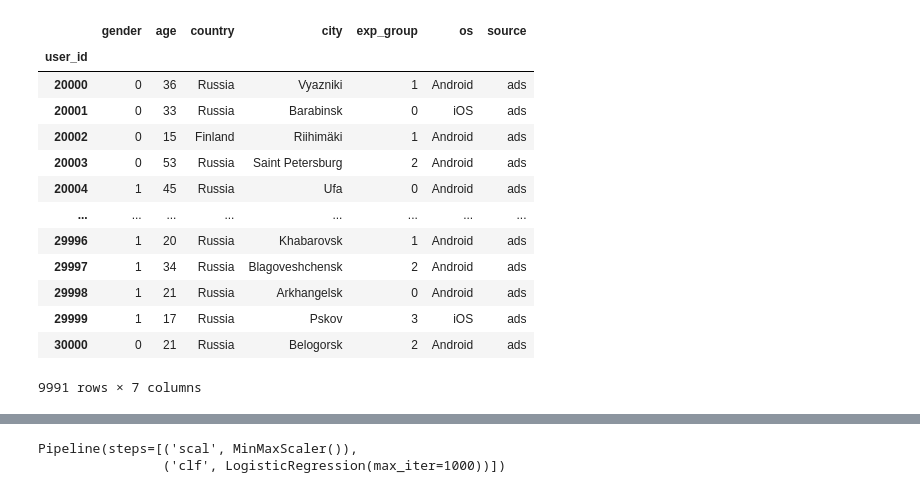
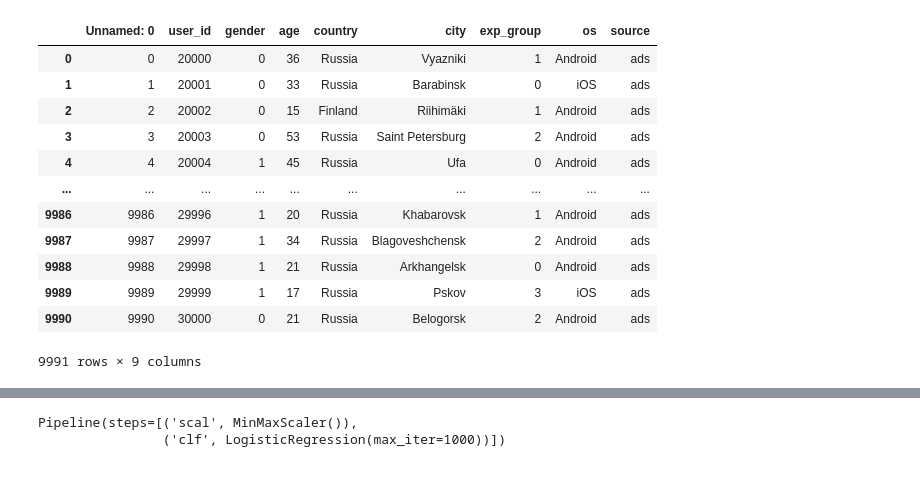
Before and after one commit to replicaCortex/karpov.courses, a Jupyter notebook: model/train_model.ipynb, the cells around one changed output, grey strips where cells are left out. Saved outputs shown, nothing was run; the diff lists cells and outputs as text; code cells hidden in the pictures.

```diff
--- a/model/train_model.ipynb
+++ b/model/train_model.ipynb
@@ -32,21 +20,19 @@ def batch_load_sql(query: str) -> pd.DataFrame:
 # %%
-df_user_data = batch_load_sql("SELECT * FROM user_data WHERE user_id >= 20000 and user_id <= 30000 LIMIT 10000")
-df_post_data = batch_load_sql("SELECT * FROM post LIMIT 10000")
-df_feed_data = batch_load_sql("SELECT * FROM feed_data WHERE user_id >= 20000 and user_id <= 30000 LIMIT 50000")
+df_user_data = pd.read_csv("../date/user_dataset")
+df_post_data = pd.read_csv("../date/post_dataset")
 # %%
-df_user_data.set_index("user_id")
+df_user_data
 # %% [output]
-|  | gender | age | country | city | exp_group | os | source |
-| user_id |  |  |  |  |  |  |  |
-| 20000 | 0 | 36 | Russia | Vyazniki | 1 | Android | ads |
-| 20001 | 0 | 33 | Russia | Barabinsk | 0 | iOS | ads |
-| 20002 | 0 | 15 | Finland | Riihimäki | 1 | Android | ads |
-| 20003 | 0 | 53 | Russia | Saint Petersburg | 2 | Android | ads |
-| 20004 | 1 | 45 | Russia | Ufa | 0 | Android | ads |
-| ... | ... | ... | ... | ... | ... | ... | ... |
-| 29996 | 1 | 20 | Russia | Khabarovsk | 1 | Android | ads |
-| 29997 | 1 | 34 | Russia | Blagoveshchensk | 2 | Android | ads |
-| 29998 | 1 | 21 | Russia | Arkhangelsk | 0 | Android | ads |
-| 29999 | 1 | 17 | Russia | Pskov | 3 | iOS | ads |
-| 30000 | 0 | 21 | Russia | Belogorsk | 2 | Android | ads |
+|  | Unnamed: 0 | user_id | gender | age | country | city | exp_group | os | source |
+| 0 | 0 | 20000 | 0 | 36 | Russia | Vyazniki | 1 | Android | ads |
+| 1 | 1 | 20001 | 0 | 33 | Russia | Barabinsk | 0 | iOS | ads |
+| 2 | 2 | 20002 | 0 | 15 | Finland | Riihimäki | 1 | Android | ads |
+| 3 | 3 | 20003 | 0 | 53 | Russia | Saint Petersburg | 2 | Android | ads |
+| 4 | 4 | 20004 | 1 | 45 | Russia | Ufa | 0 | Android | ads |
+| ... | ... | ... | ... | ... | ... | ... | ... | ... | ... |
+| 9986 | 9986 | 29996 | 1 | 20 | Russia | Khabarovsk | 1 | Android | ads |
+| 9987 | 9987 | 29997 | 1 | 34 | Russia | Blagoveshchensk | 2 | Android | ads |
+| 9988 | 9988 | 29998 | 1 | 21 | Russia | Arkhangelsk | 0 | Android | ads |
+| 9989 | 9989 | 29999 | 1 | 17 | Russia | Pskov | 3 | iOS | ads |
+| 9990 | 9990 | 30000 | 0 | 21 | Russia | Belogorsk | 2 | Android | ads |
-9991 rows × 7 columns
+9991 rows × 9 columns
```
Also changed, not shown: parts of 9 cells of this notebook, 11 other files.
